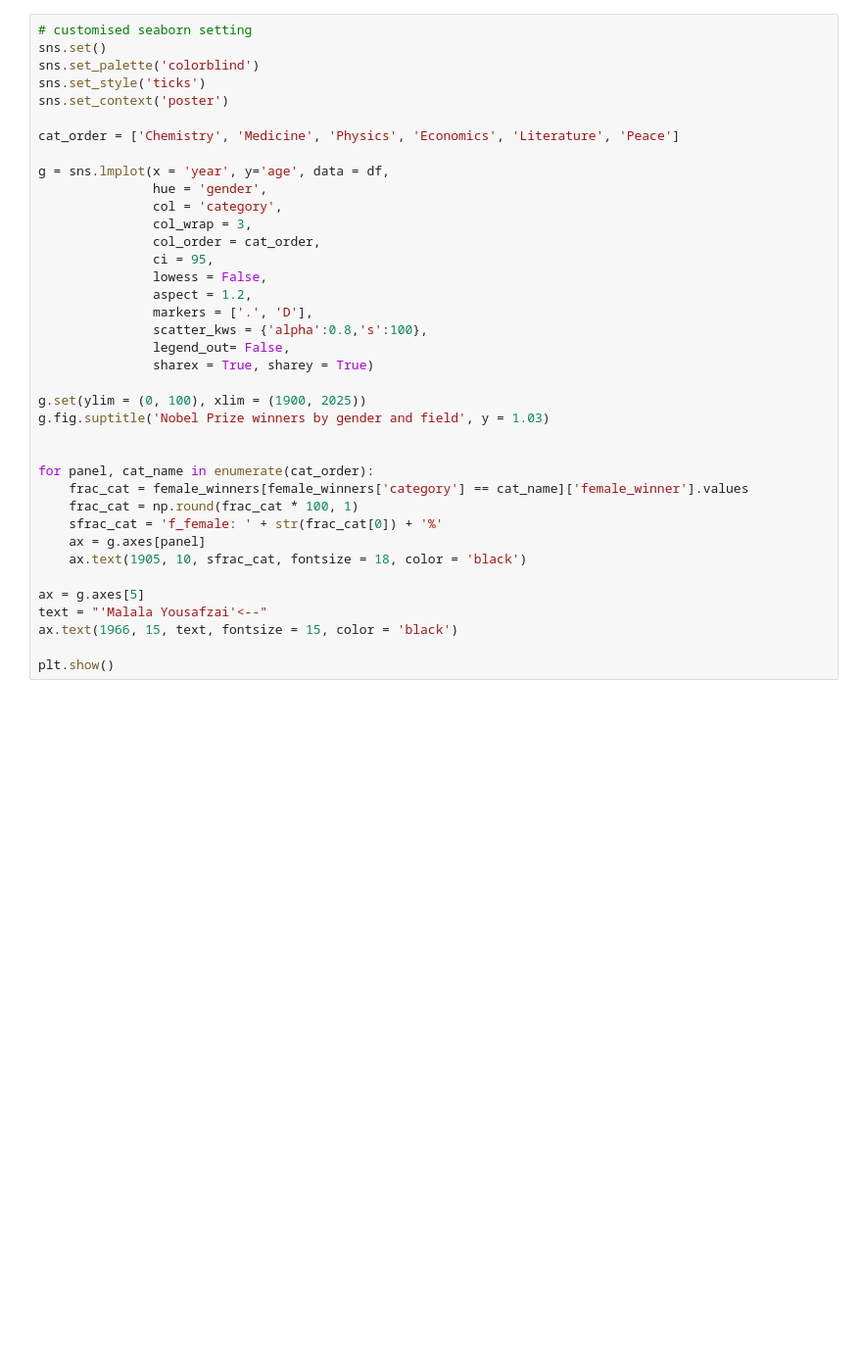
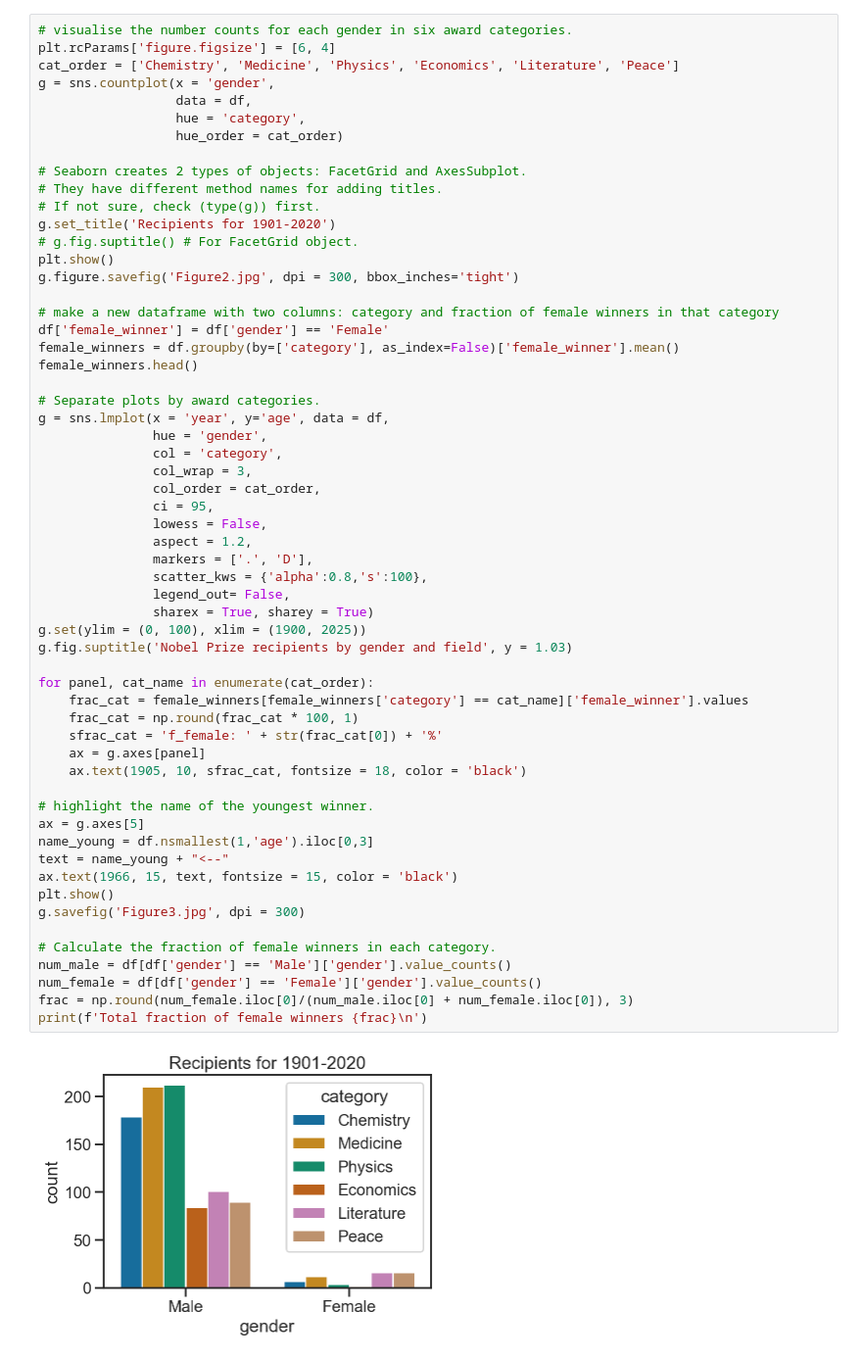
Before and after one commit to yuantt83/project_examples, a Jupyter notebook: nobel_gender/nobel_prize_gender.ipynb, the cells around one changed output. Shown at 98% size. Drawn from its saved outputs; the diff is of its cells as text; blank space fills up the shorter version.

```diff
--- a/nobel_gender/nobel_prize_gender.ipynb
+++ b/nobel_gender/nobel_prize_gender.ipynb
@@ -119,38 +135,60 @@ Overlay the 'The Pearson coeffients r and p on the plot.  Bin the data in the x-
 # %%
-# customised seaborn setting
-sns.set()
-sns.set_palette('colorblind')
-sns.set_style('ticks')
-sns.set_context('poster')
+# visualise the number counts for each gender in six award categories.
+plt.rcParams['figure.figsize'] = [6, 4]
+cat_order = ['Chemistry', 'Medicine', 'Physics', 'Economics', 'Literature', 'Peace']
+g = sns.countplot(x = 'gender',
+                  data = df,
+                  hue = 'category',
+                  hue_order = cat_order)
 
-cat_order = ['Chemistry', 'Medicine', 'Physics', 'Economics', 'Literature', 'Peace']
+# Seaborn creates 2 types of objects: FacetGrid and AxesSubplot.
+# They have different method names for adding titles.
+# If not sure, check (type(g)) first.
+g.set_title('Recipients for 1901-2020')
+# g.fig.suptitle() # For FacetGrid object.
+plt.show()
+g.figure.savefig('Figure2.jpg', dpi = 300, bbox_inches='tight')
 
+# make a new dataframe with two columns: category and fraction of female winners in that category
+df['female_winner'] = df['gender'] == 'Female'
+female_winners = df.groupby(by=['category'], as_index=False)['female_winner'].mean()
+female_winners.head()
+
+# Separate plots by award categories.
 g = sns.lmplot(x = 'year', y='age', data = df,
                hue = 'gender',
                col = 'category',
                col_wrap = 3,
                col_order = cat_order,
                ci = 95,
                lowess = False,
                aspect = 1.2,
                markers = ['.', 'D'],
                scatter_kws = {'alpha':0.8,'s':100},
                legend_out= False,
                sharex = True, sharey = True)
-
 g.set(ylim = (0, 100), xlim = (1900, 2025))
-g.fig.suptitle('Nobel Prize winners by gender and field', y = 1.03)
-
+g.fig.suptitle('Nobel Prize recipients by gender and field', y = 1.03)
 
 for panel, cat_name in enumerate(cat_order):
     frac_cat = female_winners[female_winners['category'] == cat_name]['female_winner'].values
     frac_cat = np.round(frac_cat * 100, 1)
     sfrac_cat = 'f_female: ' + str(frac_cat[0]) + '%'
     ax = g.axes[panel]
     ax.text(1905, 10, sfrac_cat, fontsize = 18, color = 'black')
 
+# highlight the name of the youngest winner.
 ax = g.axes[5]
-text = "'Malala Yousafzai'<--"
+name_young = df.nsmallest(1,'age').iloc[0,3]
+text = name_young + "<--"
 ax.text(1966, 15, text, fontsize = 15, color = 'black')
+plt.show()
+g.savefig('Figure3.jpg', dpi = 300)
 
-plt.show()
+# Calculate the fraction of female winners in each category.
+num_male = df[df['gender'] == 'Male']['gender'].value_counts()
+num_female = df[df['gender'] == 'Female']['gender'].value_counts()
+frac = np.round(num_female.iloc[0]/(num_male.iloc[0] + num_female.iloc[0]), 3)
+print(f'Total fraction of female winners {frac}\n')
+# %% [output]
+[figure, added]
```
Also changed, not shown: parts of 31 cells of this notebook, 3 other files.
